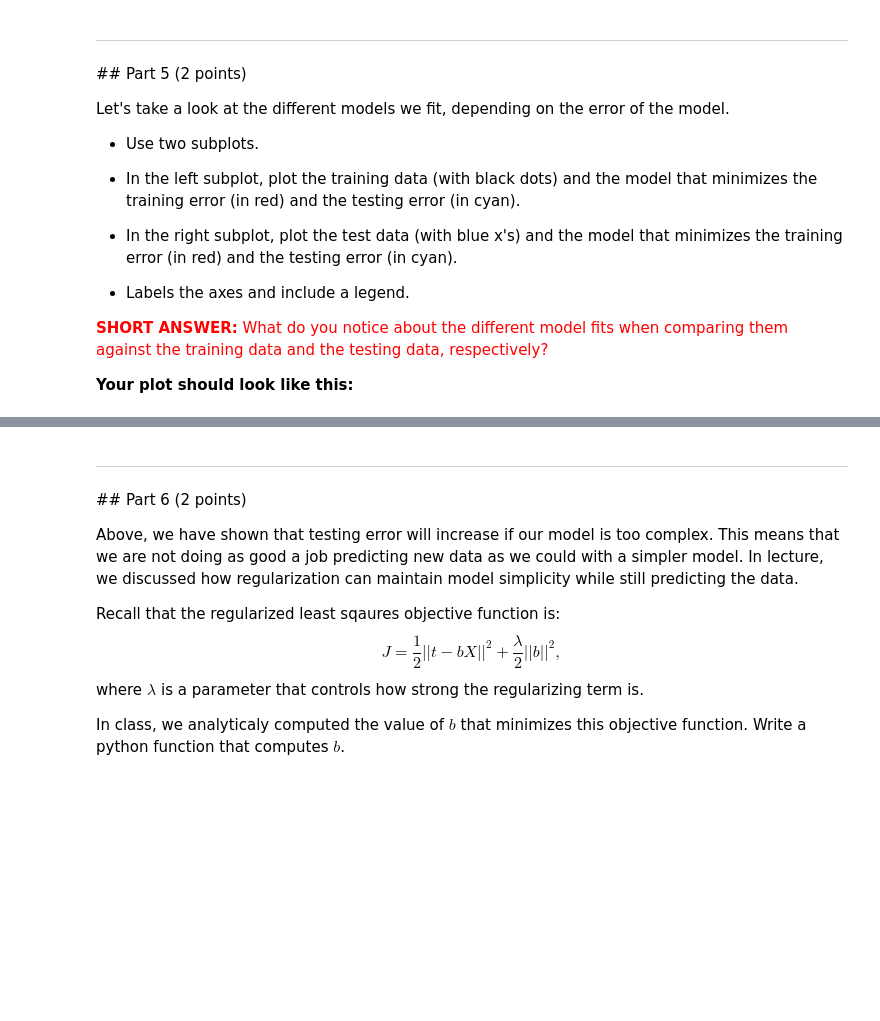
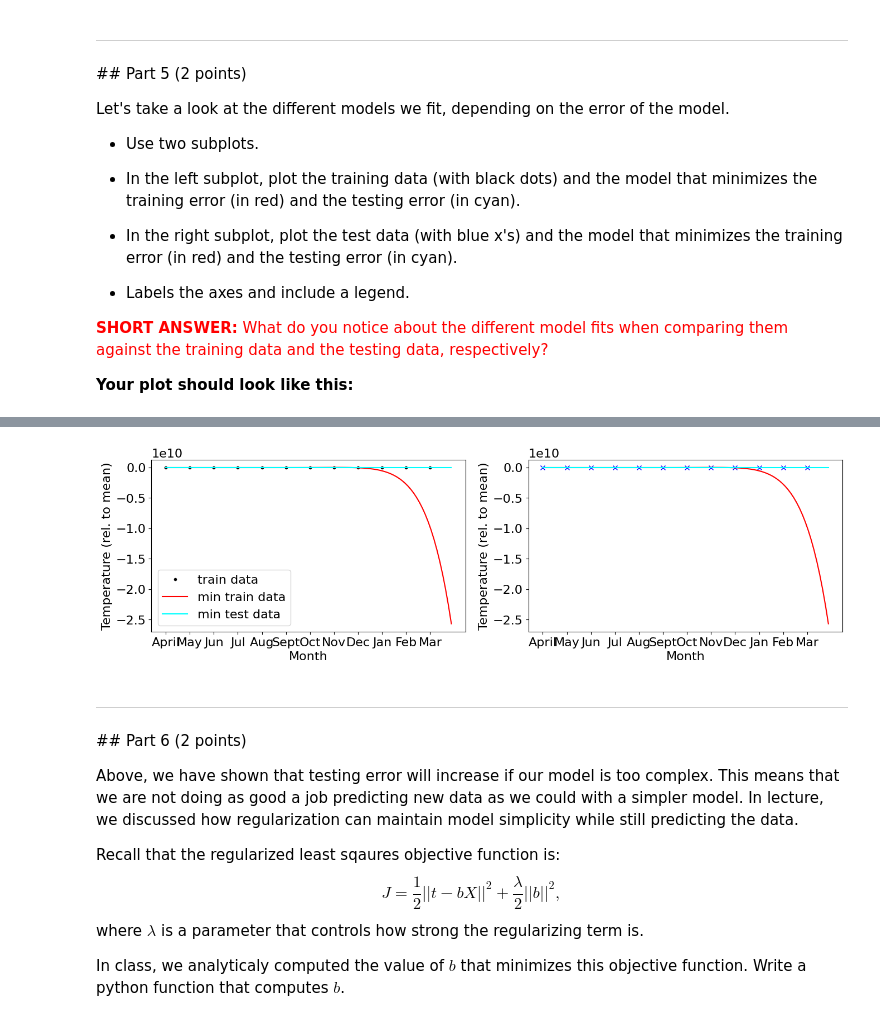
Before and after one commit to Urvi-M/BE559, a Jupyter notebook: Homework2_part2_V2.ipynb, the cells around one changed output, grey strips where cells are left out. Cells and saved outputs as stored; diff of their text form; code cells hidden in the pictures; blank space fills up the shorter version.

```diff
--- a/Homework2_part2_V2.ipynb
+++ b/Homework2_part2_V2.ipynb
@@ -148,3 +165,34 @@ Let's take a look at the different models we fit, depending on the error of the
+# %%
+plt.subplots(1, 2, figsize=(16, 4))
+plt.subplot(1,2,1)
+plt.plot(x,t,'k.',label='train data')
+B=b[]
+yB=[]
+for o in xplot:
+  yb=0
+  for N in range(n):
+    yb+=B[N]*o**N
+  yB.append(yb)
+plt.plot(xplot,yB,'r',label ='min train data')
+plt.plot(xplot,xplot*error_test[-1],'cyan',label='min test data')
+plt.xlabel('Month')
+plt.ylabel('Temperature (rel. to mean)')
+label=('April','May','Jun','Jul','Aug','Sept','Oct','Nov','Dec','Jan','Feb','Mar')
+plt.xticks(x,label)
+plt.legend()
+
+plt.subplot(1,2,2)
+plt.plot(x,ttest,'bx',label='test data')
+plt.plot(xplot,yB,'r',label ='min train data')
+plt.plot(xplot,xplot*error_test[-1],'cyan',label='min test data')
+plt.xlabel('Month')
+plt.ylabel('Temperature (rel. to mean)')
+label=('April','May','Jun','Jul','Aug','Sept','Oct','Nov','Dec','Jan','Feb','Mar')
+plt.xticks(x,label)
+
+plt.show()
+# %% [output]
+[figure, added]
 # %% [markdown]
 ---
 ## Part 6 (2 points)
```
Also changed, not shown: parts of 6 cells of this notebook.
